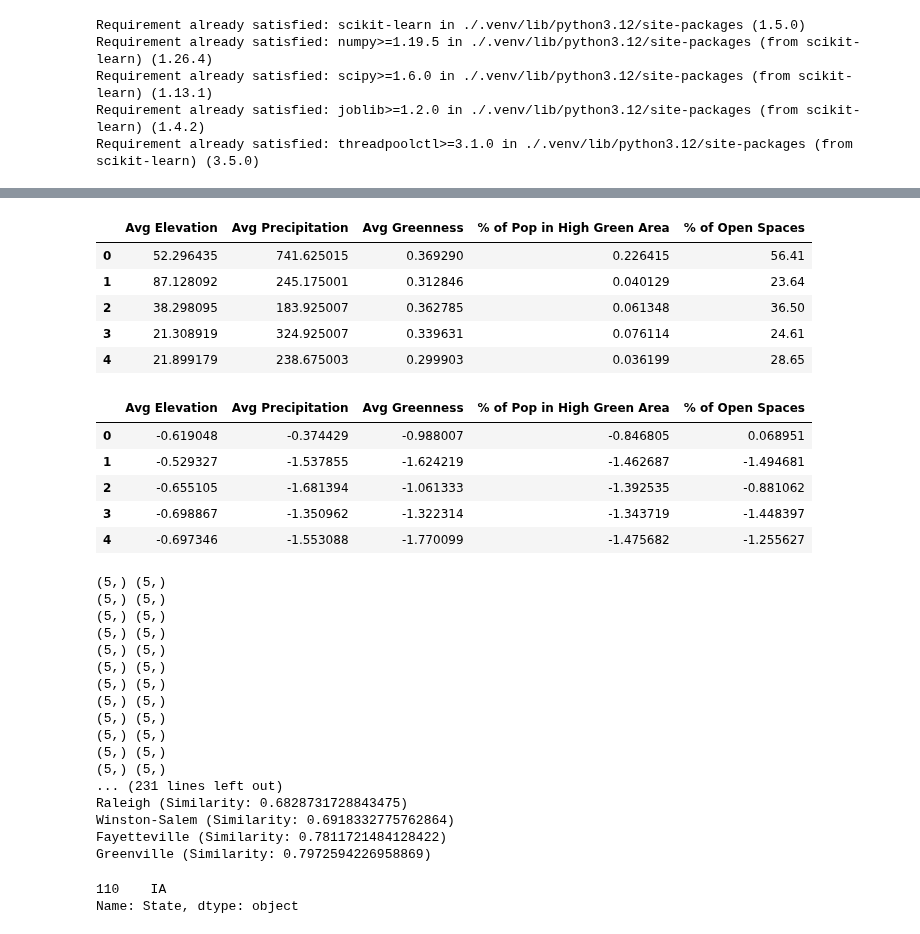
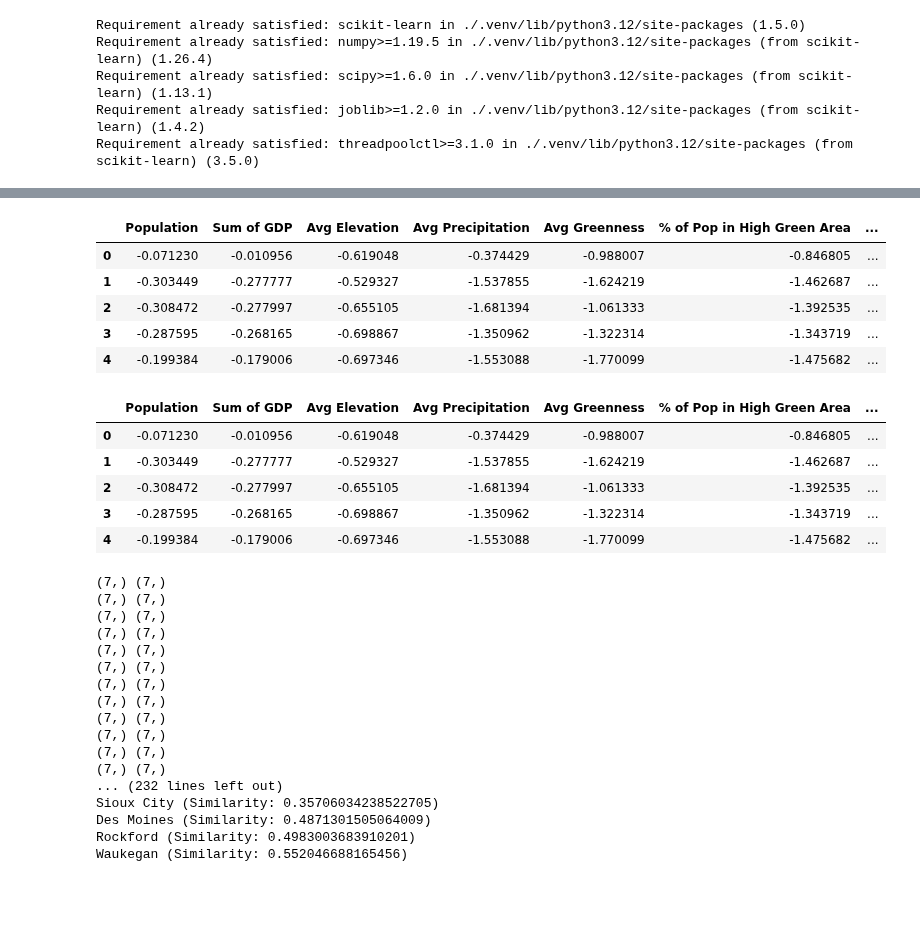
Before and after one commit to shuting2023/Natures_Rx, a Jupyter notebook: allmergedNewEDA.ipynb, the cells around one changed output, grey strips where cells are left out. Saved outputs shown, nothing was run; the diff lists cells and outputs as text; code cells hidden in the pictures; blank space fills up the shorter version.

```diff
--- a/allmergedNewEDA.ipynb
+++ b/allmergedNewEDA.ipynb
@@ -372,28 +387,31 @@ Index(['Longitude', 'Avg Elevation', 'Avg Precipitation', 'Avg Greenness',
 # %%
 #excluding state, long, lat, biome, city, name
 
-signicols= ['Avg Elevation', 'Avg Precipitation', 'Avg Greenness',
-       '% of Pop in High Green Area', '% of Open Spaces']
+#signicols= ['Avg Elevation', 'Avg Precipitation', 'Avg Greenness', '% of Pop in High Green Area', '% of Open Spaces']
+
+signicols = ['Population','Sum of GDP', 'Avg Elevation', 'Avg Precipitation', 'Avg Greenness', '% of Pop in High Green Area', '% of Open Spaces']
+
+#signicols = ['Population','Sum of GDP']
 
 df[signicols].head()
 # %% [output]
-|  | Avg Elevation | Avg Precipitation | Avg Greenness | % of Pop in High Green Area | % of Open Spaces |
-| 0 | 52.296435 | 741.625015 | 0.369290 | 0.226415 | 56.41 |
-| 1 | 87.128092 | 245.175001 | 0.312846 | 0.040129 | 23.64 |
-| 2 | 38.298095 | 183.925007 | 0.362785 | 0.061348 | 36.50 |
-| 3 | 21.308919 | 324.925007 | 0.339631 | 0.076114 | 24.61 |
-| 4 | 21.899179 | 238.675003 | 0.299903 | 0.036199 | 28.65 |
+|  | Population | Sum of GDP | Avg Elevation | Avg Precipitation | Avg Greenness | % of Pop in High Green Area | ... |
+| 0 | -0.071230 | -0.010956 | -0.619048 | -0.374429 | -0.988007 | -0.846805 | ... |
+| 1 | -0.303449 | -0.277777 | -0.529327 | -1.537855 | -1.624219 | -1.462687 | ... |
+| 2 | -0.308472 | -0.277997 | -0.655105 | -1.681394 | -1.061333 | -1.392535 | ... |
+| 3 | -0.287595 | -0.268165 | -0.698867 | -1.350962 | -1.322314 | -1.343719 | ... |
+| 4 | -0.199384 | -0.179006 | -0.697346 | -1.553088 | -1.770099 | -1.475682 | ... |
 # %%
 scaler = StandardScaler()
 df[signicols] = scaler.fit_transform(df[signicols])
 df[signicols].head()
 # %% [output]
-|  | Avg Elevation | Avg Precipitation | Avg Greenness | % of Pop in High Green Area | % of Open Spaces |
-| 0 | -0.619048 | -0.374429 | -0.988007 | -0.846805 | 0.068951 |
-| 1 | -0.529327 | -1.537855 | -1.624219 | -1.462687 | -1.494681 |
-| 2 | -0.655105 | -1.681394 | -1.061333 | -1.392535 | -0.881062 |
-| 3 | -0.698867 | -1.350962 | -1.322314 | -1.343719 | -1.448397 |
-| 4 | -0.697346 | -1.553088 | -1.770099 | -1.475682 | -1.255627 |
+|  | Population | Sum of GDP | Avg Elevation | Avg Precipitation | Avg Greenness | % of Pop in High Green Area | ... |
+| 0 | -0.071230 | -0.010956 | -0.619048 | -0.374429 | -0.988007 | -0.846805 | ... |
+| 1 | -0.303449 | -0.277777 | -0.529327 | -1.537855 | -1.624219 | -1.462687 | ... |
+| 2 | -0.308472 | -0.277997 | -0.655105 | -1.681394 | -1.061333 | -1.392535 | ... |
+| 3 | -0.287595 | -0.268165 | -0.698867 | -1.350962 | -1.322314 | -1.343719 | ... |
+| 4 | -0.199384 | -0.179006 | -0.697346 | -1.553088 | -1.770099 | -1.475682 | ... |
 # %%
 #calc euclid dist
 def eucliddist(uc1, uc2):
@@ -426,33 +444,28 @@ def findclosestucs(inputuc, k=1):
     closestucs = sortedsims[:k]
     return closestucs
 # %%
-testuc = 'Cary'
-closestucs = findclosestucs(testuc, k=4)
+testuc = 'Flint'
+closestucs = findclosestucs(testuc, k=5)
 
 
 print(f"The closest ucs to {testuc} are:")
 for uc, similarity in closestucs:
     print(f"{uc} (Similarity: {similarity})")
 # %% [output]
-(5,) (5,)
-(5,) (5,)
-(5,) (5,)
-(5,) (5,)
-(5,) (5,)
-(5,) (5,)
-(5,) (5,)
-(5,) (5,)
-(5,) (5,)
-(5,) (5,)
-(5,) (5,)
-(5,) (5,)
-... (231 lines left out)
-Raleigh (Similarity: 0.6828731728843475)
-Winston-Salem (Similarity: 0.6918332775762864)
-Fayetteville (Similarity: 0.7811721484128422)
-Greenville (Similarity: 0.7972594226958869)
+(7,) (7,)
+(7,) (7,)
+(7,) (7,)
+(7,) (7,)
+(7,) (7,)
+(7,) (7,)
+(7,) (7,)
+(7,) (7,)
+(7,) (7,)
+(7,) (7,)
+(7,) (7,)
+(7,) (7,)
+... (232 lines left out)
+Sioux City (Similarity: 0.35706034238522705)
+Des Moines (Similarity: 0.4871301505064009)
+Rockford (Similarity: 0.4983003683910201)
+Waukegan (Similarity: 0.552046688165456)
-# %%
-df[df['Urban Center'] == 'Sioux City']
-# %% [output]
-110    IA
-Name: State, dtype: object
```
Also changed, not shown: parts of 7 cells of this notebook, 2 other files.
